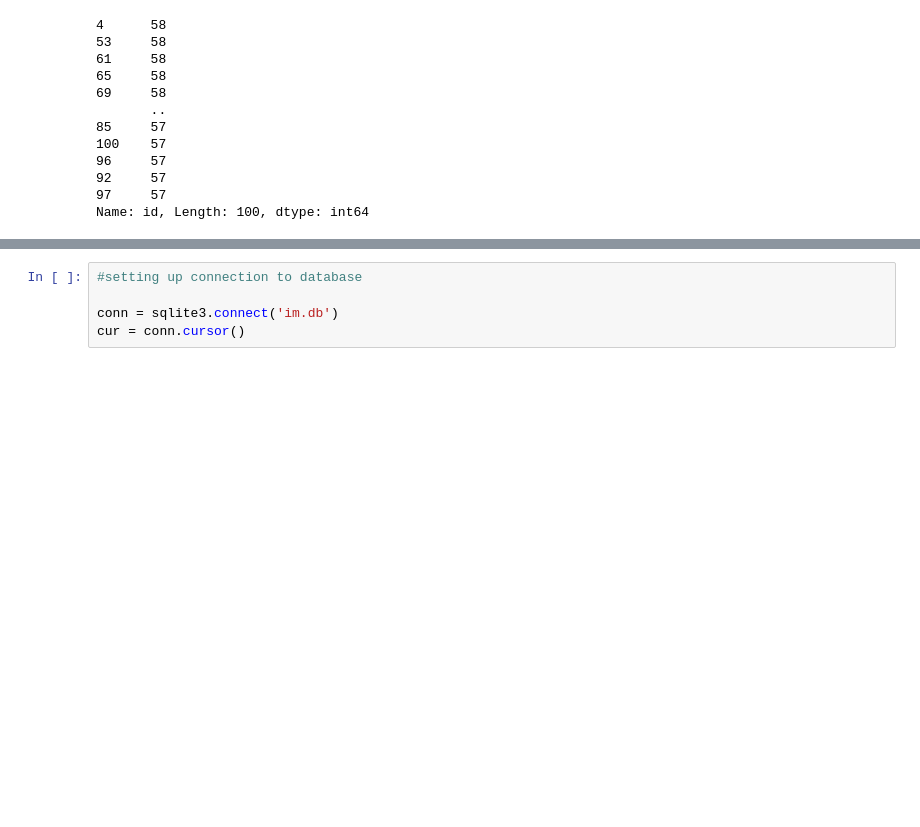
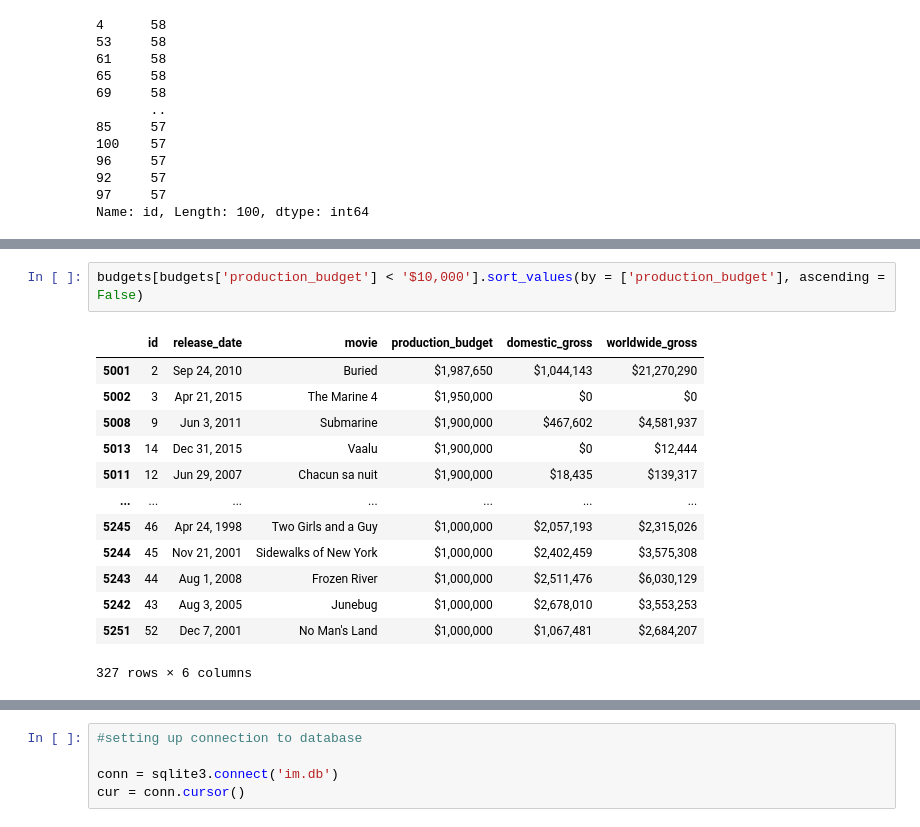
Before and after one commit to ckucewicz/movie_analysis_project, a Jupyter notebook: miscellaneous_notebook.ipynb, the cells around one changed output, grey strips where cells are left out. Saved outputs shown, nothing was run; the diff lists cells and outputs as text; blank space fills up the shorter version.

```diff
--- a/miscellaneous_notebook.ipynb
+++ b/miscellaneous_notebook.ipynb
@@ -149,0 +167,16 @@ Name: id, Length: 100, dtype: int64
+# %%
+budgets[budgets['production_budget'] < '$10,000'].sort_values(by = ['production_budget'], ascending = False)
+# %% [output]
+|  | id | release_date | movie | production_budget | domestic_gross | worldwide_gross |
+| 5001 | 2 | Sep 24, 2010 | Buried | $1,987,650 | $1,044,143 | $21,270,290 |
+| 5002 | 3 | Apr 21, 2015 | The Marine 4 | $1,950,000 | $0 | $0 |
+| 5008 | 9 | Jun 3, 2011 | Submarine | $1,900,000 | $467,602 | $4,581,937 |
+| 5013 | 14 | Dec 31, 2015 | Vaalu | $1,900,000 | $0 | $12,444 |
+| 5011 | 12 | Jun 29, 2007 | Chacun sa nuit | $1,900,000 | $18,435 | $139,317 |
+| ... | ... | ... | ... | ... | ... | ... |
+| 5245 | 46 | Apr 24, 1998 | Two Girls and a Guy | $1,000,000 | $2,057,193 | $2,315,026 |
+| 5244 | 45 | Nov 21, 2001 | Sidewalks of New York | $1,000,000 | $2,402,459 | $3,575,308 |
+| 5243 | 44 | Aug 1, 2008 | Frozen River | $1,000,000 | $2,511,476 | $6,030,129 |
+| 5242 | 43 | Aug 3, 2005 | Junebug | $1,000,000 | $2,678,010 | $3,553,253 |
+| 5251 | 52 | Dec 7, 2001 | No Man's Land | $1,000,000 | $1,067,481 | $2,684,207 |
+327 rows × 6 columns
```
Also changed, not shown: parts of 44 cells of this notebook, 1 other file.
